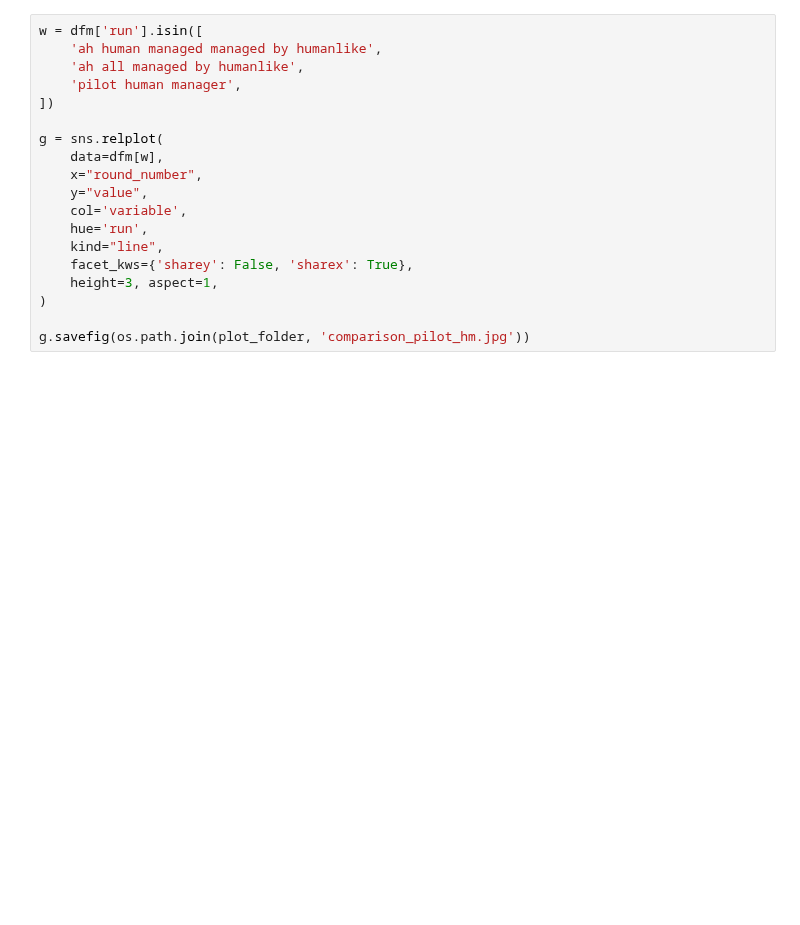
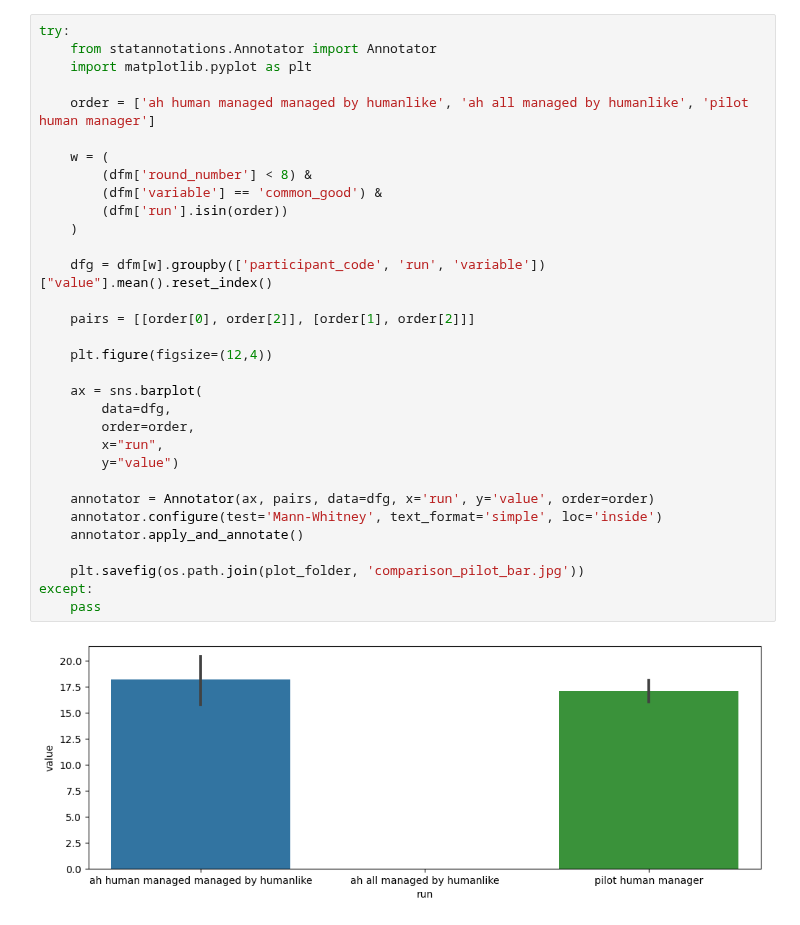
Before and after one commit to center-for-humans-and-machines/algorithmic-institutions, a Jupyter notebook: notebooks/test_manager/simulate_mixed.ipynb, the cells around one changed output. Cells and saved outputs as stored; diff of their text form; blank space fills up the shorter version.

```diff
--- a/notebooks/test_manager/simulate_mixed.ipynb
+++ b/notebooks/test_manager/simulate_mixed.ipynb
@@ -204,20 +241,35 @@ g.savefig(os.path.join(plot_folder, 'comparison_pilot.jpg'))
-# %%
-w = dfm['run'].isin([
-    'ah human managed managed by humanlike',
-    'ah all managed by humanlike',
-    'pilot human manager',
-])
-
-g = sns.relplot(
-    data=dfm[w],
-    x="round_number",
-    y="value",
-    col='variable',
-    hue='run',
-    kind="line",
-    facet_kws={'sharey': False, 'sharex': True},
-    height=3, aspect=1,
-)
-
-g.savefig(os.path.join(plot_folder, 'comparison_pilot_hm.jpg'))
+# %%
+try:
+    from statannotations.Annotator import Annotator
+    import matplotlib.pyplot as plt
+
+    order = ['ah human managed managed by humanlike', 'ah all managed by humanlike', 'pilot human manager']
+
+    w = (
+        (dfm['round_number'] < 8) &
+        (dfm['variable'] == 'common_good') &
+        (dfm['run'].isin(order))
+    )
+
+    dfg = dfm[w].groupby(['participant_code', 'run', 'variable'])["value"].mean().reset_index()
+
+    pairs = [[order[0], order[2]], [order[1], order[2]]]
+
+    plt.figure(figsize=(12,4))
+
+    ax = sns.barplot(
+        data=dfg,
+        order=order,
+        x="run",
+        y="value")
+
+    annotator = Annotator(ax, pairs, data=dfg, x='run', y='value', order=order)
+    annotator.configure(test='Mann-Whitney', text_format='simple', loc='inside')
+    annotator.apply_and_annotate()
+
+    plt.savefig(os.path.join(plot_folder, 'comparison_pilot_bar.jpg'))
+except:
+    pass
+# %% [output]
+[figure, added]
 # %%
```
Also changed, not shown: parts of 22 cells of this notebook, 46 other files.
